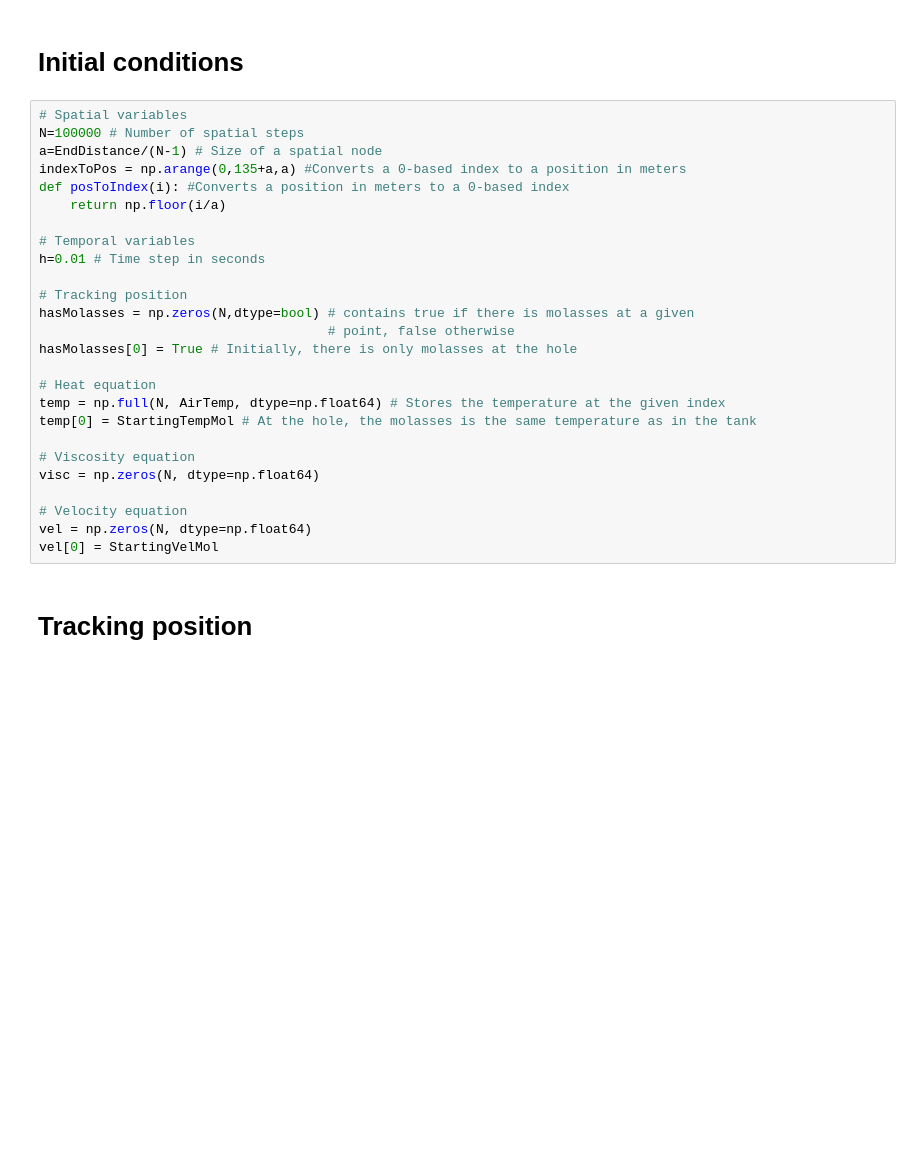
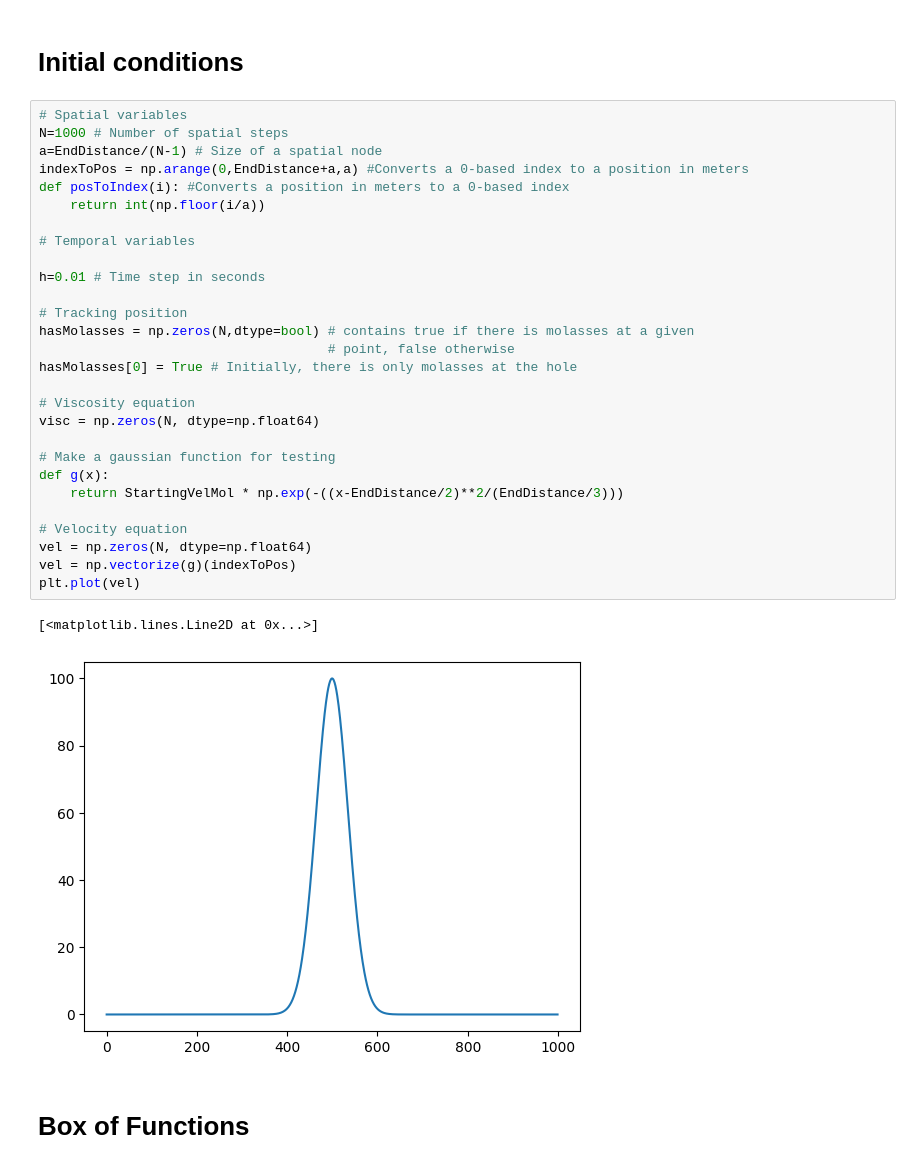
Before and after one commit to brunners23/PHYS-3120-Busting-Tank, a Jupyter notebook: MolassesTank.ipynb, the cells around one changed output. Cells and saved outputs as stored; diff of their text form; blank space fills up the shorter version.

Commit message:
feat: Add Gaussians for code

```diff
--- a/MolassesTank.ipynb
+++ b/MolassesTank.ipynb
@@ -17,30 +18,35 @@ density = 1415 # Density in kg/m^3
 # Initial conditions
 # %%
 # Spatial variables
-N=100000 # Number of spatial steps
+N=1000 # Number of spatial steps
 a=EndDistance/(N-1) # Size of a spatial node
-indexToPos = np.arange(0,135+a,a) #Converts a 0-based index to a position in meters
+indexToPos = np.arange(0,EndDistance+a,a) #Converts a 0-based index to a position in meters
 def posToIndex(i): #Converts a position in meters to a 0-based index
-    return np.floor(i/a)
+    return int(np.floor(i/a))
 
 # Temporal variables
+
 h=0.01 # Time step in seconds
 
 # Tracking position
 hasMolasses = np.zeros(N,dtype=bool) # contains true if there is molasses at a given
                                      # point, false otherwise
 hasMolasses[0] = True # Initially, there is only molasses at the hole
 
-# Heat equation
-temp = np.full(N, AirTemp, dtype=np.float64) # Stores the temperature at the given index
-temp[0] = StartingTempMol # At the hole, the molasses is the same temperature as in the tank
-
 # Viscosity equation
 visc = np.zeros(N, dtype=np.float64)
 
+# Make a gaussian function for testing
+def g(x):
+    return StartingVelMol * np.exp(-((x-EndDistance/2)**2/(EndDistance/3)))
+
 # Velocity equation
 vel = np.zeros(N, dtype=np.float64)
-vel[0] = StartingVelMol
+vel = np.vectorize(g)(indexToPos)
+plt.plot(vel)
+# %% [output]
+[<matplotlib.lines.Line2D at 0x...>]
+[figure, added]
 # %% [markdown]
-# Tracking position
+# Box of Functions
 # %%
```
Also changed, not shown: parts of 12 cells of this notebook, 4 other files.
